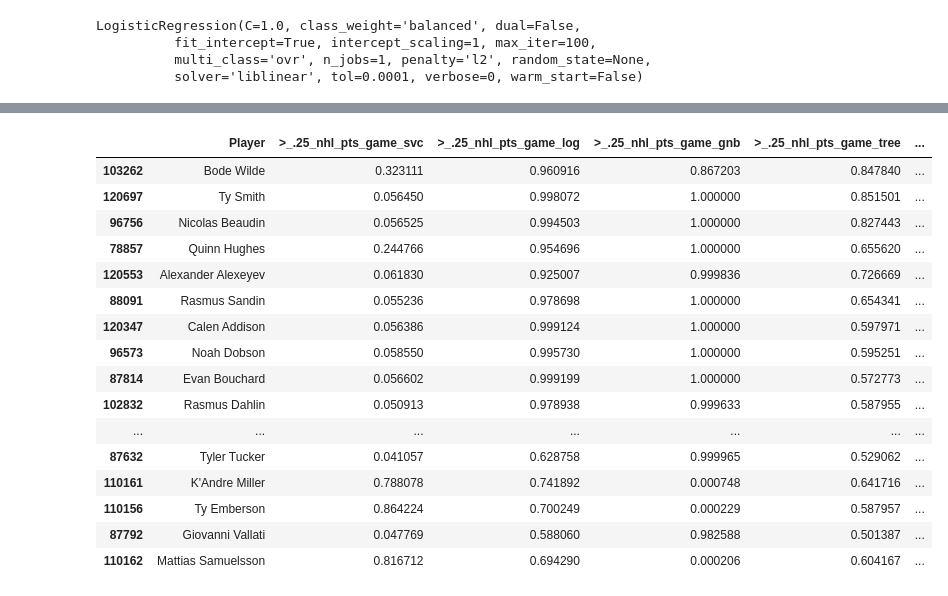
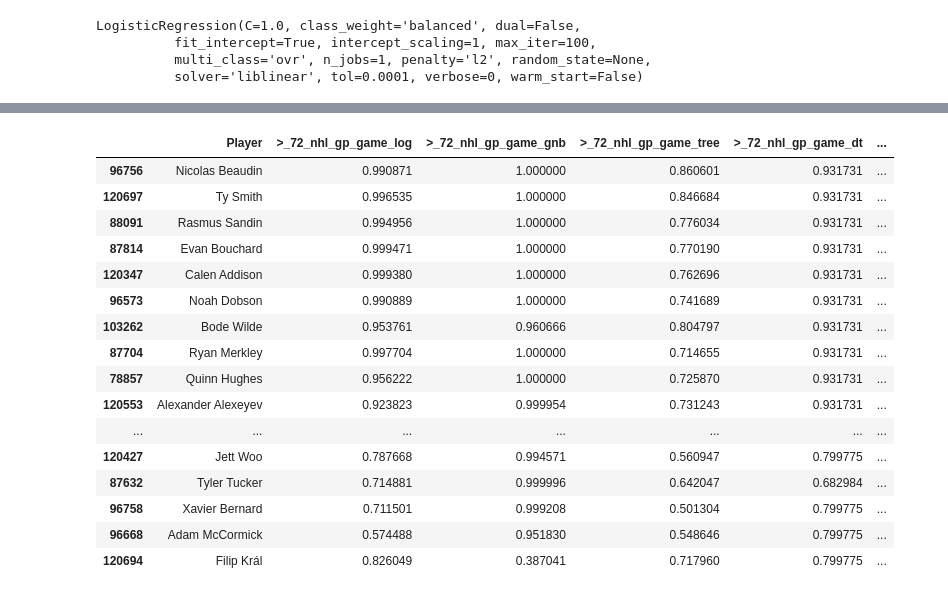
Before and after one commit to Schmoegurt/prospectmodel, a Jupyter notebook: Prospect Model.ipynb, the cells around one changed output, grey strips where cells are left out. Drawn from its saved outputs; the diff is of its cells as text; code cells hidden in the pictures.

Commit message:
Created models for fwds/def hyperparamters need to be tuned

```diff
--- a/Prospect Model.ipynb
+++ b/Prospect Model.ipynb
@@ -458,8 +471,8 @@ predictions_2018 = tree.predict_proba(draft_2018_df_def[['GP', 'G', 'A', 'playof
                                                                    'league_QMJHL', 'league_SHL',
                                                                    'league_USHL', 'league_WHL']])[:,1]
 
-draft_df_def['>_.25_nhl_pts_game_tree'] = predictions
-draft_2018_df_def['>_.25_nhl_pts_game_tree'] = predictions_2018
+draft_df_def['>_72_nhl_gp_game_tree'] = predictions
+draft_2018_df_def['>_72_nhl_gp_game_tree'] = predictions_2018
 # %%
 #calculate random forest prediction probabilities
 predictions = gnb.predict_proba(draft_df_def[['GP', 'G', 'A', 'playoff_GP', 'playoff_G', 'playoff_A',
@@ -479,8 +492,8 @@ predictions_2018 = gnb.predict_proba(draft_2018_df_def[['GP', 'G', 'A', 'playoff
                                                                    'league_Mestis', 'league_NCAA', 'league_OHL',
                                                                    'league_QMJHL', 'league_SHL',
                                                                    'league_USHL', 'league_WHL']])[:,1]
-draft_df_def['>_.25_nhl_pts_game_gnb'] = predictions
-draft_2018_df_def['>_.25_nhl_pts_game_gnb'] = predictions_2018
+draft_df_def['>_72_nhl_gp_game_gnb'] = predictions
+draft_2018_df_def['>_72_nhl_gp_game_gnb'] = predictions_2018
 # %%
 #calculate random forest prediction probabilities
 predictions = logisticRegr.predict_proba(draft_df_def[['GP', 'G', 'A', 'playoff_GP', 'playoff_G', 'playoff_A',
@@ -500,8 +513,8 @@ predictions_2018 = logisticRegr.predict_proba(draft_2018_df_def[['GP', 'G', 'A',
                                                                    'league_Mestis', 'league_NCAA', 'league_OHL',
                                                                    'league_QMJHL', 'league_SHL',
                                                                    'league_USHL', 'league_WHL']])[:,1]
-draft_df_def['>_.25_nhl_pts_game_log'] = predictions
-draft_2018_df_def['>_.25_nhl_pts_game_log'] = predictions_2018
+draft_df_def['>_72_nhl_gp_game_log'] = predictions
+draft_2018_df_def['>_72_nhl_gp_game_log'] = predictions_2018
 # %%
 fig, ax = plt.subplots()
 fit = np.polyfit(draft_df_def['nhl_pts_per_gp'], draft_df_def['>_.25_nhl_pts_game_tree'], deg=1)
@@ -515,27 +528,26 @@ Text(0.5,0,'nhl_pts_per_gp')
 # %%
-draft_2018_df_def['model_average'] = draft_2018_df_def[['>_.25_nhl_pts_game_log', '>_.25_nhl_pts_game_gnb',
-                                                        '>_.25_nhl_pts_game_tree', '>_.25_nhl_pts_game_svc'
+draft_2018_df_def['model_average_games'] = draft_2018_df_def[['>_72_nhl_gp_game_log', '>_72_nhl_gp_game_gnb',
+                                                        '>_72_nhl_gp_game_tree', '>_72_nhl_gp_game_dt'
 ]].mean(axis=1)
 draft_2018_df_def = draft_2018_df_def.sort_values(['model_average'], ascending=False)
 # %%
-draft_2018_df_def[['Player', '>_.25_nhl_pts_game_svc',
-                   '>_.25_nhl_pts_game_log', '>_.25_nhl_pts_game_gnb',
-                   '>_.25_nhl_pts_game_tree','model_average']].head(20)
+draft_2018_df_def[['Player', '>_72_nhl_gp_game_log', '>_72_nhl_gp_game_gnb',
+                   '>_72_nhl_gp_game_tree', '>_72_nhl_gp_game_dt','model_average']].head(20)
 # %% [output]
-|  | Player | >_.25_nhl_pts_game_svc | >_.25_nhl_pts_game_log | >_.25_nhl_pts_game_gnb | >_.25_nhl_pts_game_tree | ... |
-| 103262 | Bode Wilde | 0.323111 | 0.960916 | 0.867203 | 0.847840 | ... |
-| 120697 | Ty Smith | 0.056450 | 0.998072 | 1.000000 | 0.851501 | ... |
-| 96756 | Nicolas Beaudin | 0.056525 | 0.994503 | 1.000000 | 0.827443 | ... |
-| 78857 | Quinn Hughes | 0.244766 | 0.954696 | 1.000000 | 0.655620 | ... |
-| 120553 | Alexander Alexeyev | 0.061830 | 0.925007 | 0.999836 | 0.726669 | ... |
-| 88091 | Rasmus Sandin | 0.055236 | 0.978698 | 1.000000 | 0.654341 | ... |
-| 120347 | Calen Addison | 0.056386 | 0.999124 | 1.000000 | 0.597971 | ... |
-| 96573 | Noah Dobson | 0.058550 | 0.995730 | 1.000000 | 0.595251 | ... |
-| 87814 | Evan Bouchard | 0.056602 | 0.999199 | 1.000000 | 0.572773 | ... |
-| 102832 | Rasmus Dahlin | 0.050913 | 0.978938 | 0.999633 | 0.587955 | ... |
+|  | Player | >_72_nhl_gp_game_log | >_72_nhl_gp_game_gnb | >_72_nhl_gp_game_tree | >_72_nhl_gp_game_dt | ... |
+| 96756 | Nicolas Beaudin | 0.990871 | 1.000000 | 0.860601 | 0.931731 | ... |
+| 120697 | Ty Smith | 0.996535 | 1.000000 | 0.846684 | 0.931731 | ... |
+| 88091 | Rasmus Sandin | 0.994956 | 1.000000 | 0.776034 | 0.931731 | ... |
+| 87814 | Evan Bouchard | 0.999471 | 1.000000 | 0.770190 | 0.931731 | ... |
+| 120347 | Calen Addison | 0.999380 | 1.000000 | 0.762696 | 0.931731 | ... |
+| 96573 | Noah Dobson | 0.990889 | 1.000000 | 0.741689 | 0.931731 | ... |
+| 103262 | Bode Wilde | 0.953761 | 0.960666 | 0.804797 | 0.931731 | ... |
+| 87704 | Ryan Merkley | 0.997704 | 1.000000 | 0.714655 | 0.931731 | ... |
+| 78857 | Quinn Hughes | 0.956222 | 1.000000 | 0.725870 | 0.931731 | ... |
+| 120553 | Alexander Alexeyev | 0.923823 | 0.999954 | 0.731243 | 0.931731 | ... |
 | ... | ... | ... | ... | ... | ... | ... |
-| 87632 | Tyler Tucker | 0.041057 | 0.628758 | 0.999965 | 0.529062 | ... |
-| 110161 | K'Andre Miller | 0.788078 | 0.741892 | 0.000748 | 0.641716 | ... |
-| 110156 | Ty Emberson | 0.864224 | 0.700249 | 0.000229 | 0.587957 | ... |
-| 87792 | Giovanni Vallati | 0.047769 | 0.588060 | 0.982588 | 0.501387 | ... |
-| 110162 | Mattias Samuelsson | 0.816712 | 0.694290 | 0.000206 | 0.604167 | ... |
+| 120427 | Jett Woo | 0.787668 | 0.994571 | 0.560947 | 0.799775 | ... |
+| 87632 | Tyler Tucker | 0.714881 | 0.999996 | 0.642047 | 0.682984 | ... |
+| 96758 | Xavier Bernard | 0.711501 | 0.999208 | 0.501304 | 0.799775 | ... |
+| 96668 | Adam McCormick | 0.574488 | 0.951830 | 0.548646 | 0.799775 | ... |
+| 120694 | Filip Král | 0.826049 | 0.387041 | 0.717960 | 0.799775 | ... |
```
Also changed, not shown: parts of 59 cells of this notebook.
